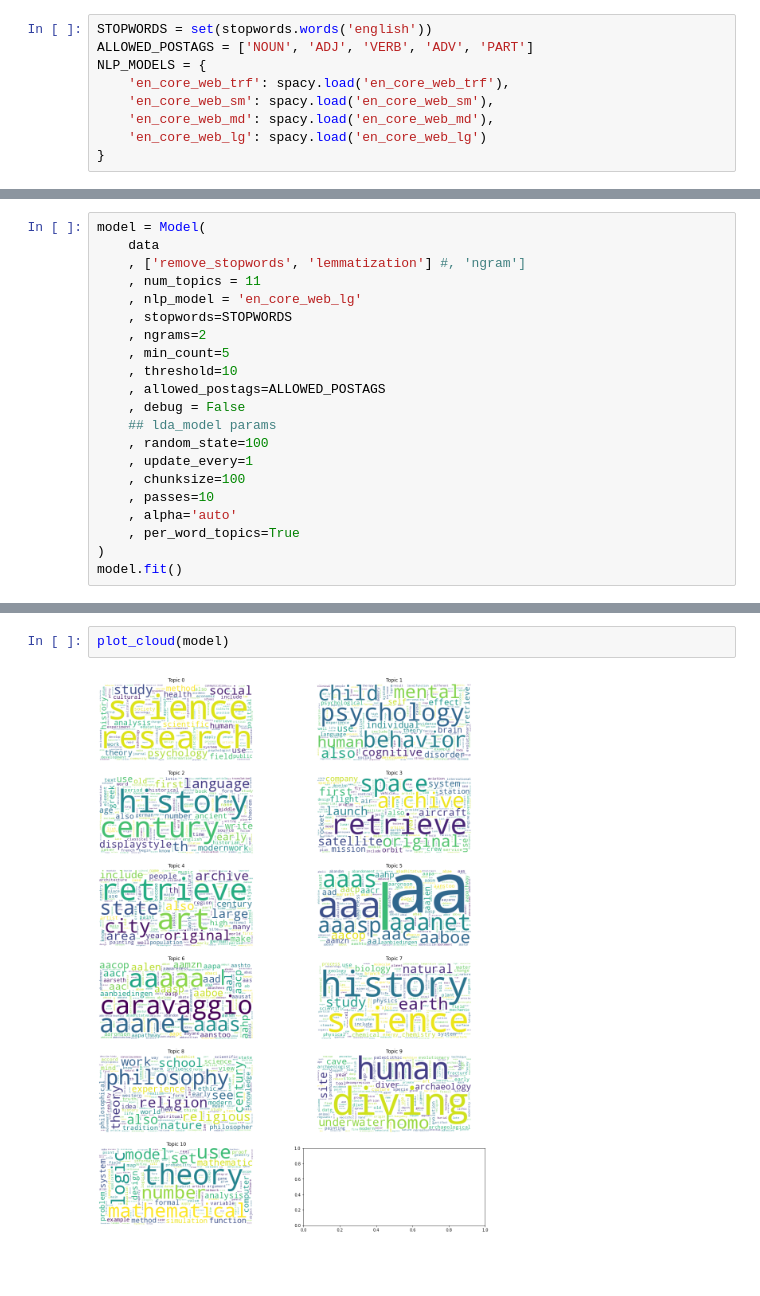
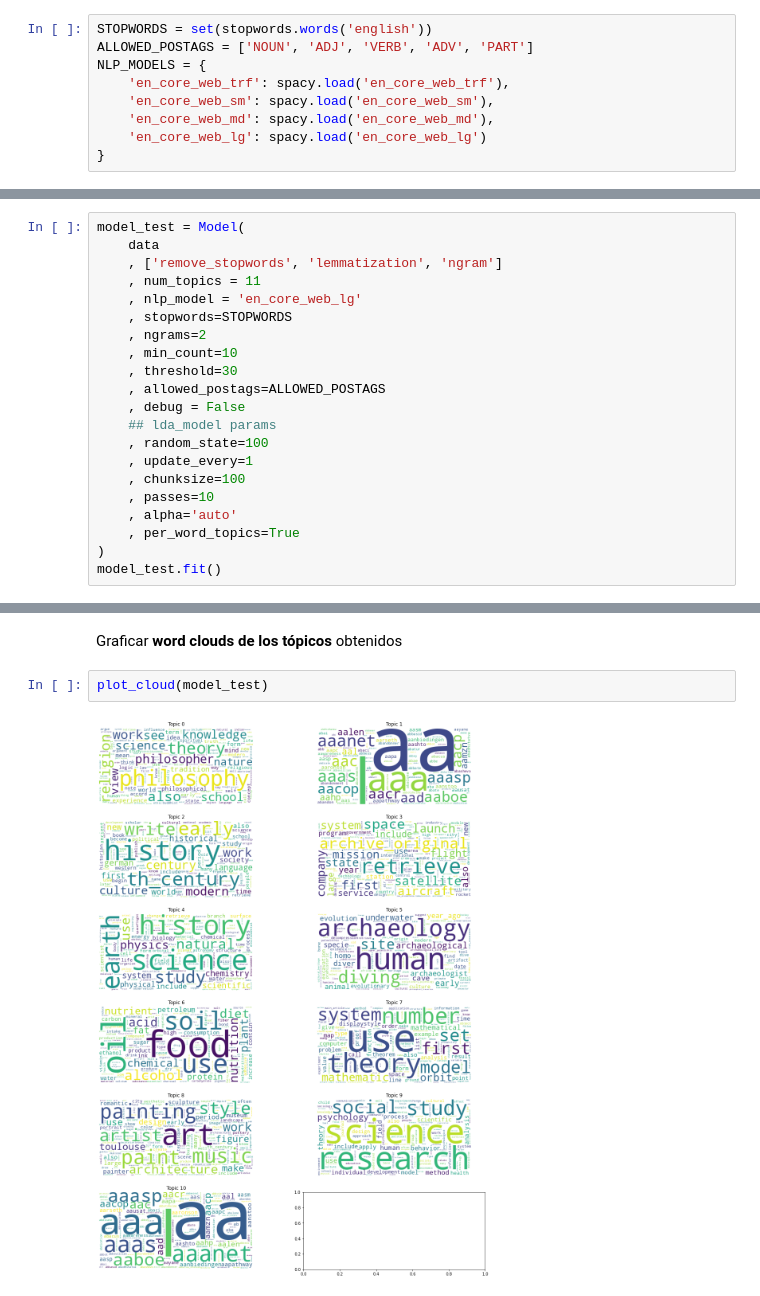
Before and after one commit to EquipoAlfaBuenaMaravillaOndaDinamita/cmiads-tmnlp-h4, a Jupyter notebook: main.ipynb, the cells around one changed output, grey strips where cells are left out. Saved outputs shown, nothing was run; the diff lists cells and outputs as text; blank space fills up the shorter version.

Commit message:
ordenar codigo, agregar arreglo de modelos y buscar el mejor modelo

```diff
--- a/main.ipynb
+++ b/main.ipynb
@@ -252,13 +327,13 @@ Name: topic, dtype: int64
 # %%
-model = Model(
+model_test = Model(
     data
-    , ['remove_stopwords', 'lemmatization'] #, 'ngram']
+    , ['remove_stopwords', 'lemmatization', 'ngram']
     , num_topics = 11
     , nlp_model = 'en_core_web_lg'
     , stopwords=STOPWORDS
     , ngrams=2
-    , min_count=5
-    , threshold=10
+    , min_count=10
+    , threshold=30
     , allowed_postags=ALLOWED_POSTAGS
     , debug = False
     ## lda_model params
@@ -269,5 +344,5 @@ model = Model(
     , alpha='auto'
     , per_word_topics=True
 )
-model.fit()
+model_test.fit()
 # %% [output]
@@ -360,4 +384,6 @@ def plot_cloud(model, export=False):
+# %% [markdown]
+Graficar **word clouds de los tópicos** obtenidos
 # %%
-plot_cloud(model)
+plot_cloud(model_test)
 # %% [output]
-[figure, old version]
+[figure, new version]
```
Also changed, not shown: parts of 34 cells of this notebook, 1 other file.
